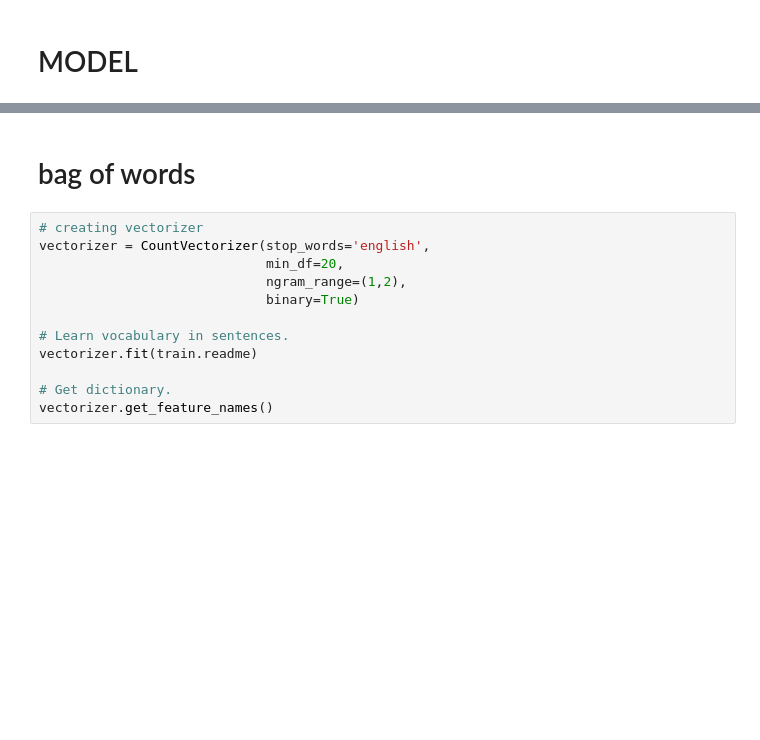
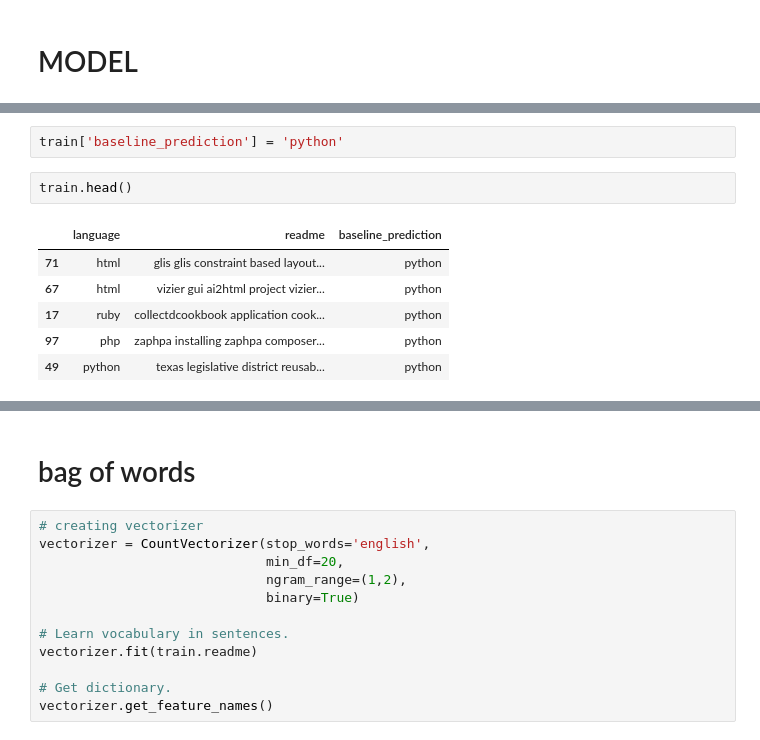
Before and after one commit to NLP-MVPs/nlp-project, a Jupyter notebook: samuel/sam-notebook.ipynb, the cells around one changed output, grey strips where cells are left out. Drawn from its saved outputs; the diff is of its cells as text; blank space fills up the shorter version.

```diff
--- a/samuel/sam-notebook.ipynb
+++ b/samuel/sam-notebook.ipynb
@@ -221,0 +234,11 @@ _ = plt.yticks(ticks, labels)
+# %%
+train['baseline_prediction'] = 'python'
+# %%
+train.head()
+# %% [output]
+|  | language | readme | baseline_prediction |
+| 71 | html | glis glis constraint based layout... | python |
+| 67 | html | vizier gui ai2html project vizier... | python |
+| 17 | ruby | collectdcookbook application cook... | python |
+| 97 | php | zaphpa installing zaphpa composer... | python |
+| 49 | python | texas legislative district reusab... | python |
```
Also changed, not shown: parts of 32 cells of this notebook.
